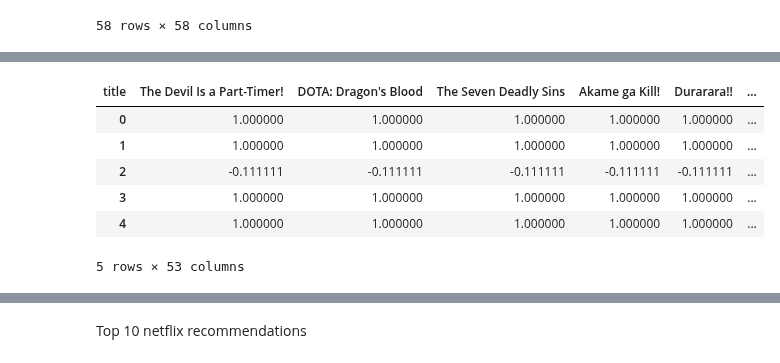
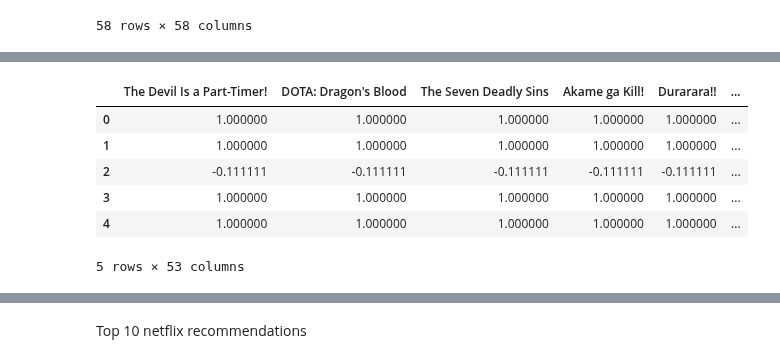
Before and after one commit to erictan23/RecommenderSystem, a Jupyter notebook: Collaborative Filtering.ipynb, the cells around one changed output, grey strips where cells are left out. Saved outputs shown, nothing was run; the diff lists cells and outputs as text; code cells hidden in the pictures.

Commit message:
edited some parts

```diff
--- a/Collaborative Filtering.ipynb
+++ b/Collaborative Filtering.ipynb
@@ -691,7 +773,0 @@ ratings = ratings.merge(netflixData)
-# %%
-ratings['cast'] = ratings['cast'].fillna(' ')
-ratings['fav_cast'] = ratings['fav_cast'].fillna(' ')
-ratings['director'] = ratings['director'].fillna(' ')
-ratings['country'] = ratings['country'].fillna(' ')
-
-ratings.head(61)
@@ -820,20 +979,20 @@ user_similarity_df
 # %%
-def get_similar_cosine(movie_name, user_rating):
+def get_similar_cosine(movie_name, user_rating, user_similarity_df):
     similar_score = user_similarity_df[movie_name]
     similar_score = similar_score.sort_values(ascending=False)
     return similar_score
 # %%
 new_user1 = [("ONE PIECE",5),("Sword Art Online",2),("Sex Education",4),("Hunter X Hunter (2011)",5),("Attack on Titan",4)]
 
 similar_movies = pd.DataFrame()
 for movie,rating in new_user1:
-    similar_movies = similar_movies.append(get_similar_cosine(movie,rating),ignore_index = True)
+    similar_movies = similar_movies.append(get_similar_cosine(movie,rating,user_similarity_df),ignore_index = True)
 
 for (x,_) in new_user1:
     del similar_movies[x]
 similar_movies.head()
 # %% [output]
-| title | The Devil Is a Part-Timer! | DOTA: Dragon's Blood | The Seven Deadly Sins | Akame ga Kill! | Durarara!! | ... |
+|  | The Devil Is a Part-Timer! | DOTA: Dragon's Blood | The Seven Deadly Sins | Akame ga Kill! | Durarara!! | ... |
 | 0 | 1.000000 | 1.000000 | 1.000000 | 1.000000 | 1.000000 | ... |
 | 1 | 1.000000 | 1.000000 | 1.000000 | 1.000000 | 1.000000 | ... |
 | 2 | -0.111111 | -0.111111 | -0.111111 | -0.111111 | -0.111111 | ... |
```
Also changed, not shown: parts of 36 cells of this notebook.
